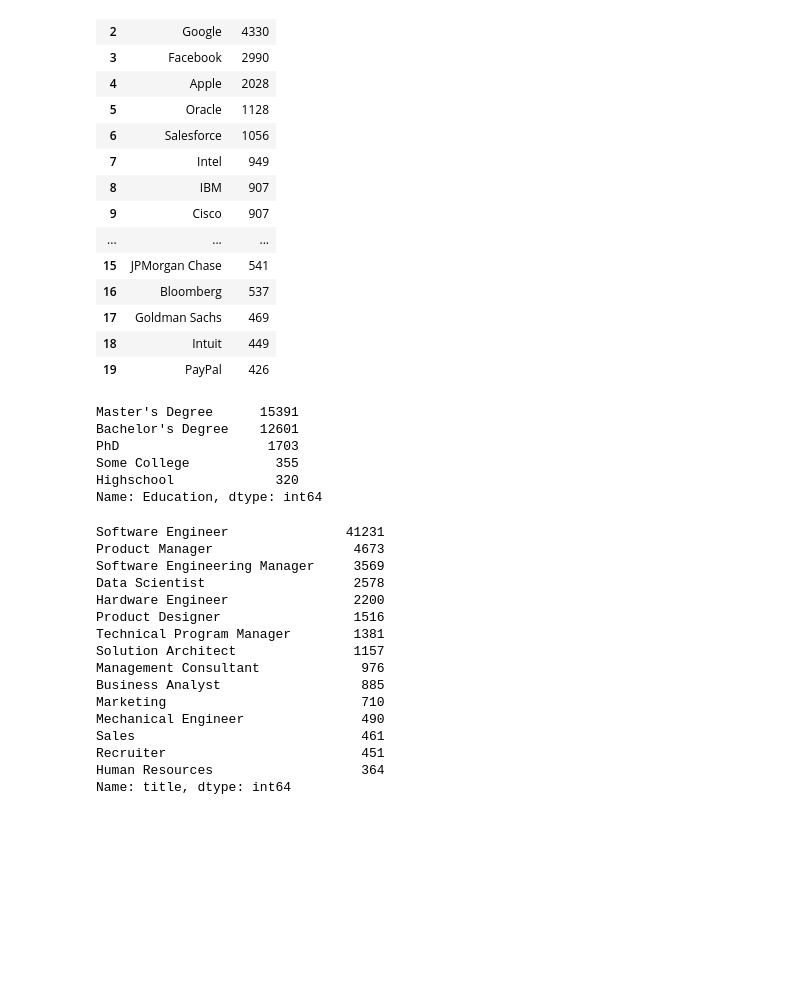
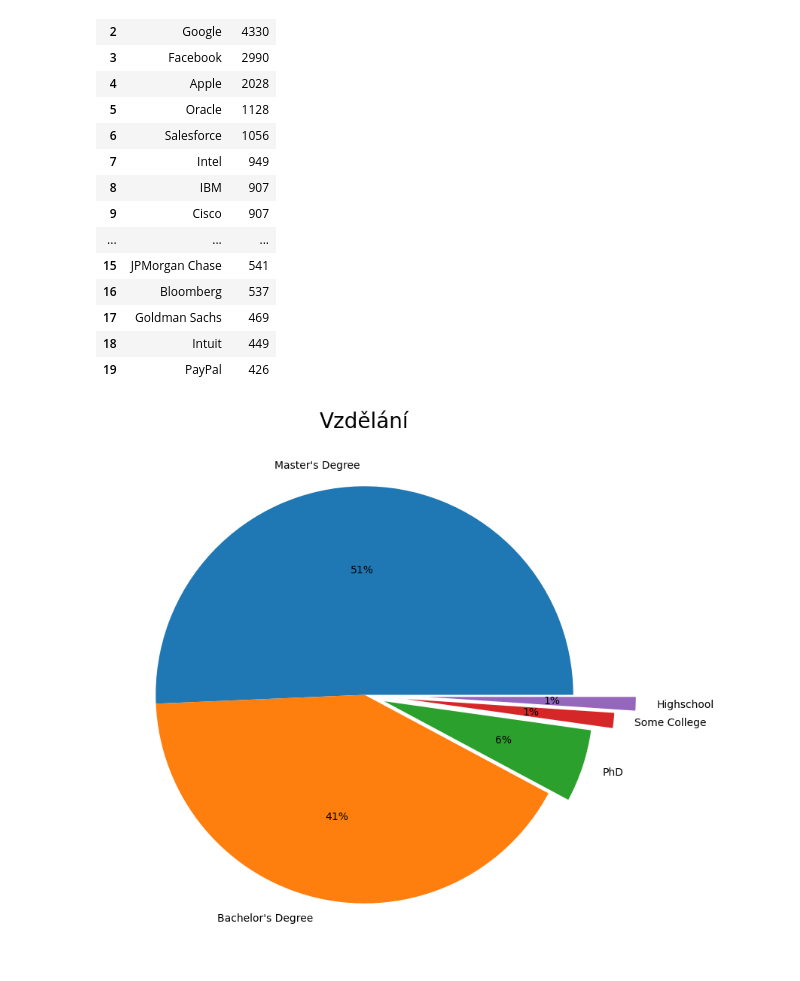
Before and after one commit to danecek2002/AnalyzingTechCompanies, a Jupyter notebook: project.ipynb, the cells around one changed output. Saved outputs shown, nothing was run; the diff lists cells and outputs as text; code cells hidden in the pictures; blank space fills up the shorter version.

```diff
--- a/project.ipynb
+++ b/project.ipynb
@@ -176,31 +176,10 @@ most_common_companies[['company', 'count']] #Firmy s nejvyšším zastoupením.
 | 17 | Goldman Sachs | 469 |
 | 18 | Intuit | 449 |
 | 19 | PayPal | 426 |
-# %%
-df.Education.value_counts() #vzdělání
-# %% [output]
-Master's Degree      15391
-Bachelor's Degree    12601
-PhD                   1703
-Some College           355
-Highschool             320
-Name: Education, dtype: int64
-# %%
-df.title.value_counts() #nejčastější pozice
-# %% [output]
-Software Engineer               41231
-Product Manager                  4673
-Software Engineering Manager     3569
-Data Scientist                   2578
-Hardware Engineer                2200
-Product Designer                 1516
-Technical Program Manager        1381
-Solution Architect               1157
-Management Consultant             976
-Business Analyst                  885
-Marketing                         710
-Mechanical Engineer               490
-Sales                             461
-Recruiter                         451
-Human Resources                   364
-Name: title, dtype: int64
+# %%
+explode = [0, 0, 0.1, 0.2, 0.3]
+education = df.Education.value_counts().plot.pie(figsize = (10,9),radius=1,shadow=False, label = '', autopct='%1.f%%', explode = explode)
+plt.title('Vzdělání', size=20)
+plt.show()
+# %% [output]
+[figure, added]
```
Also changed, not shown: parts of 1 cell of this notebook.
